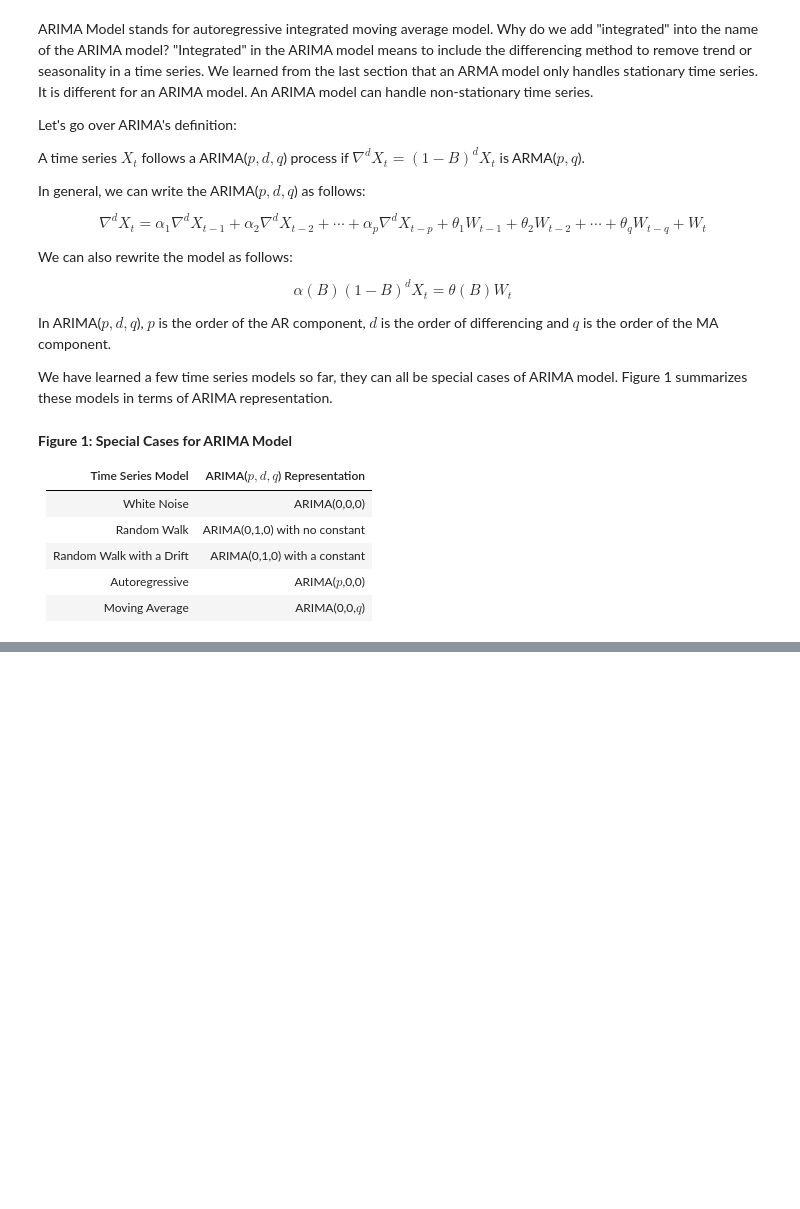
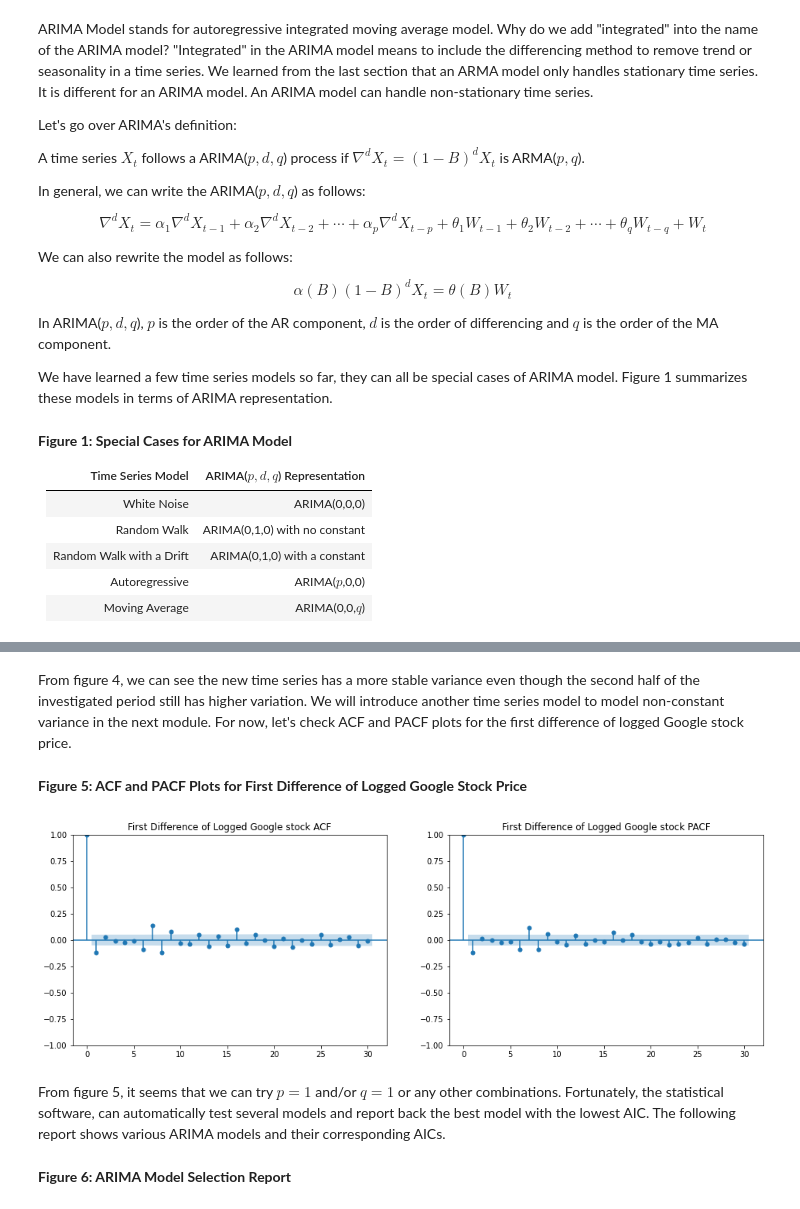
Before and after one commit to adevrent/wqu_mscfe, a Jupyter notebook: Financial Econometrics/M4/L4.ipynb, the cells around one changed output, grey strips where cells are left out. Saved outputs shown, nothing was run; the diff lists cells and outputs as text; code cells hidden in the pictures; blank space fills up the shorter version.

```diff
--- a/Financial Econometrics/M4/L4.ipynb
+++ b/Financial Econometrics/M4/L4.ipynb
@@ -70,0 +201,26 @@ We have learned a few time series models so far, they can all be special cases o
+# %% [markdown]
+From figure 4, we can see the new time series has a more stable variance even though the second half of the investigated period still has higher variation. We will introduce another time series model to model non-constant variance in the next module. For now, let's check ACF and PACF plots for the first difference of logged Google stock price.
+# %% [markdown]
+**Figure 5: ACF and PACF Plots for First Difference of Logged Google Stock Price**
+# %%
+# ACF and PACF Plots for First Difference of Logged Google Stock Price
+fig, (ax1, ax2) = plt.subplots(1, 2, figsize=(16, 5))
+sm.graphics.tsa.plot_acf(
+    np.log(goog).diff().dropna(),
+    title="First Difference of Logged Google stock ACF",
+    lags=30,
+    ax=ax1,
+)
+sm.graphics.tsa.plot_pacf(
+    np.log(goog).diff().dropna(),
+    title="First Difference of Logged Google stock PACF",
+    lags=30,
+    ax=ax2,
+)
+plt.show()
+# %% [output]
+[figure, added]
+# %% [markdown]
+From figure 5, it seems that we can try $p=1$ and/or $q=1$ or any other combinations. Fortunately, the statistical software, can automatically test several models and report back the best model with the lowest AIC. The following report shows various ARIMA models and their corresponding AICs.
+# %% [markdown]
+**Figure 6: ARIMA Model Selection Report**
```
Also changed, not shown: parts of 38 cells of this notebook.
